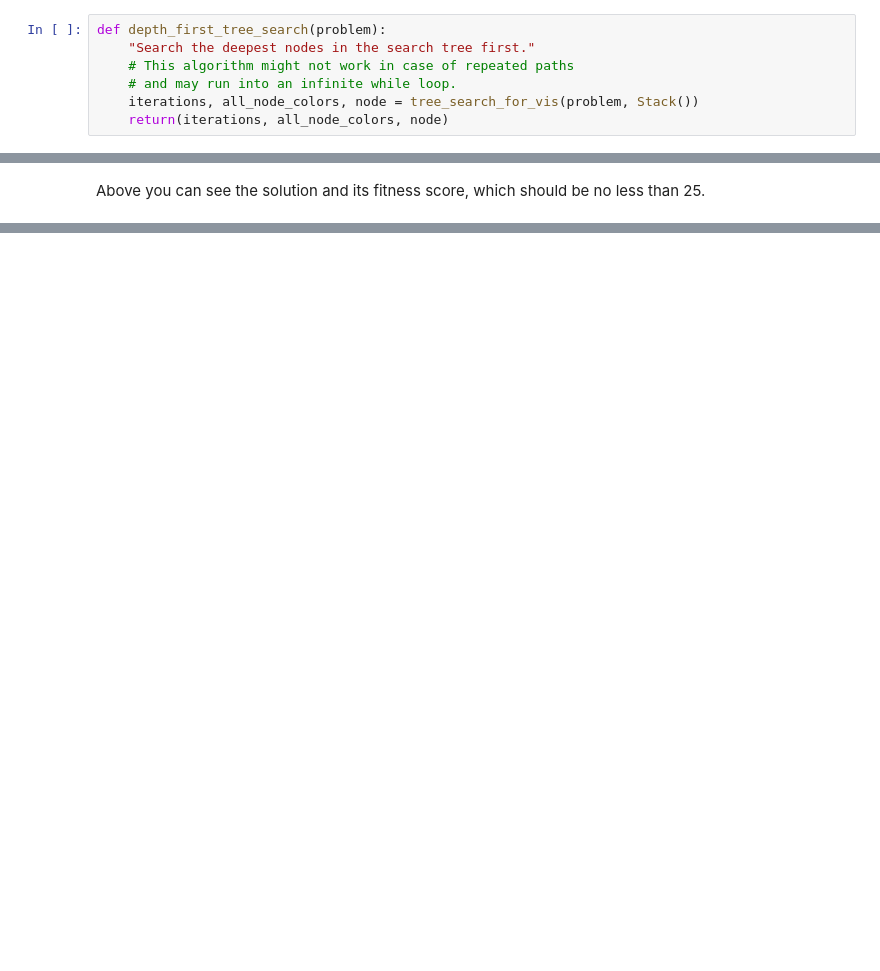
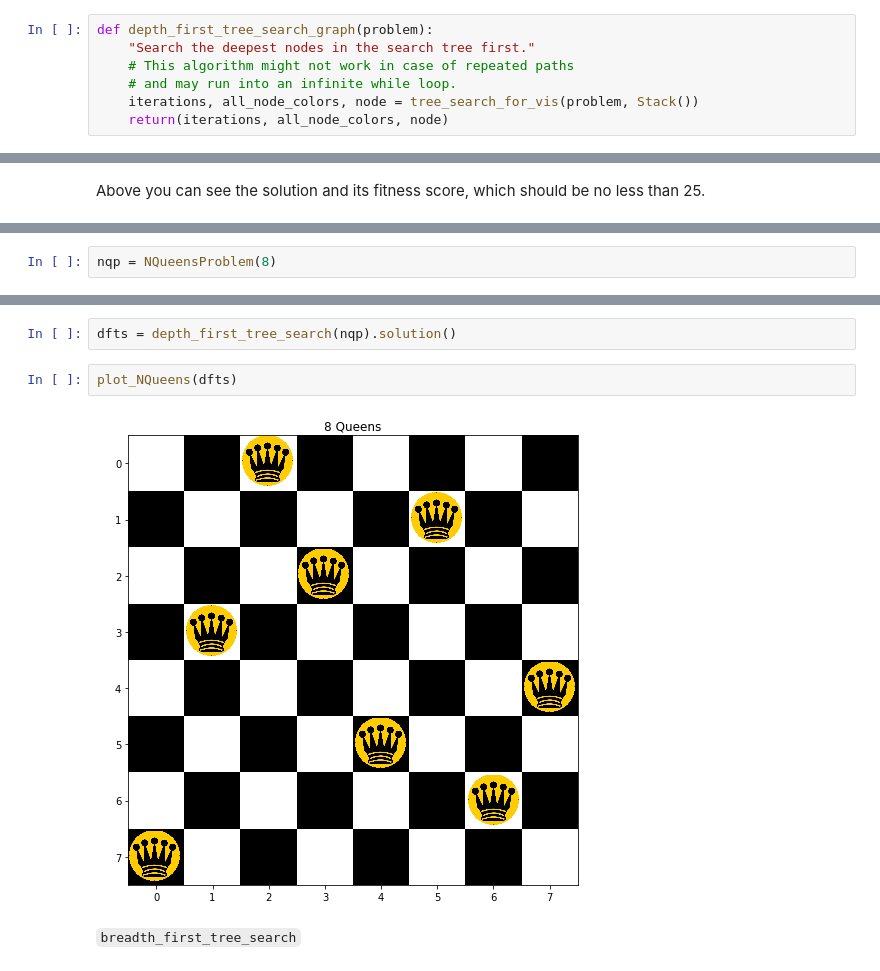
Before and after one commit to aimacode/aima-python, a Jupyter notebook: search.ipynb, the cells around one changed output, grey strips where cells are left out. Drawn from its saved outputs; the diff is of its cells as text; blank space fills up the shorter version.

```diff
--- a/search.ipynb
+++ b/search.ipynb
@@ -345,7 +361,7 @@ display_visual(romania_graph_data, user_input=False,
 ## 2. Depth-First Tree Search:
 Now let's discuss another searching algorithm, Depth-First Tree Search.
 # %%
-def depth_first_tree_search(problem):
+def depth_first_tree_search_graph(problem):
     "Search the deepest nodes in the search tree first."
     # This algorithm might not work in case of repeated paths
     # and may run into an infinite while loop.
@@ -1186,0 +1361,2 @@ With that this tutorial on the genetic algorithm comes to an end. Hope you found
+# %%
+nqp = NQueensProblem(8)
@@ -1186,0 +1372,8 @@ With that this tutorial on the genetic algorithm comes to an end. Hope you found
+# %%
+dfts = depth_first_tree_search(nqp).solution()
+# %%
+plot_NQueens(dfts)
+# %% [output]
+[figure, added]
+# %% [markdown]
+`breadth_first_tree_search`
```
Also changed, not shown: parts of 78 cells of this notebook, 2 other files.
